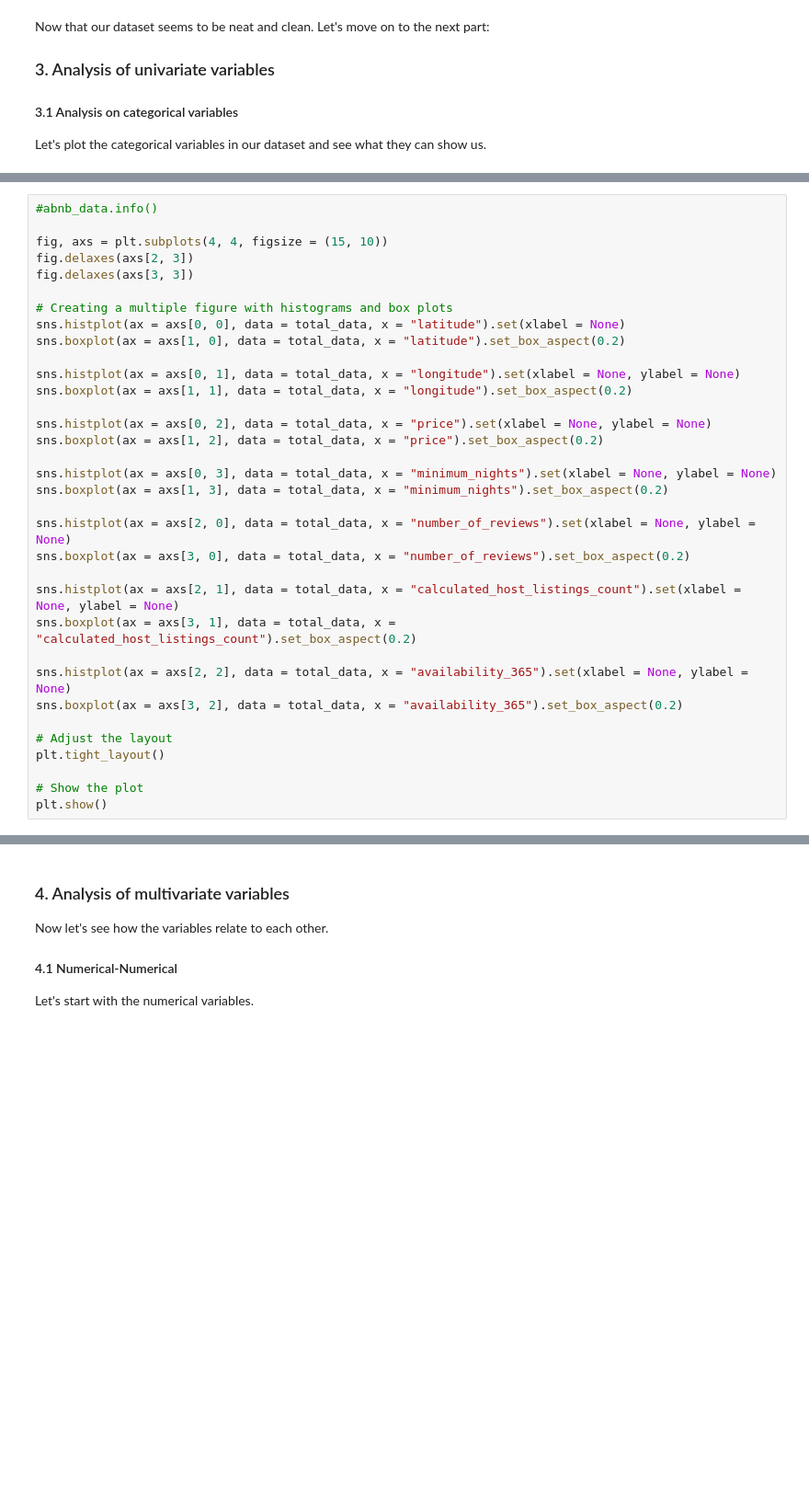
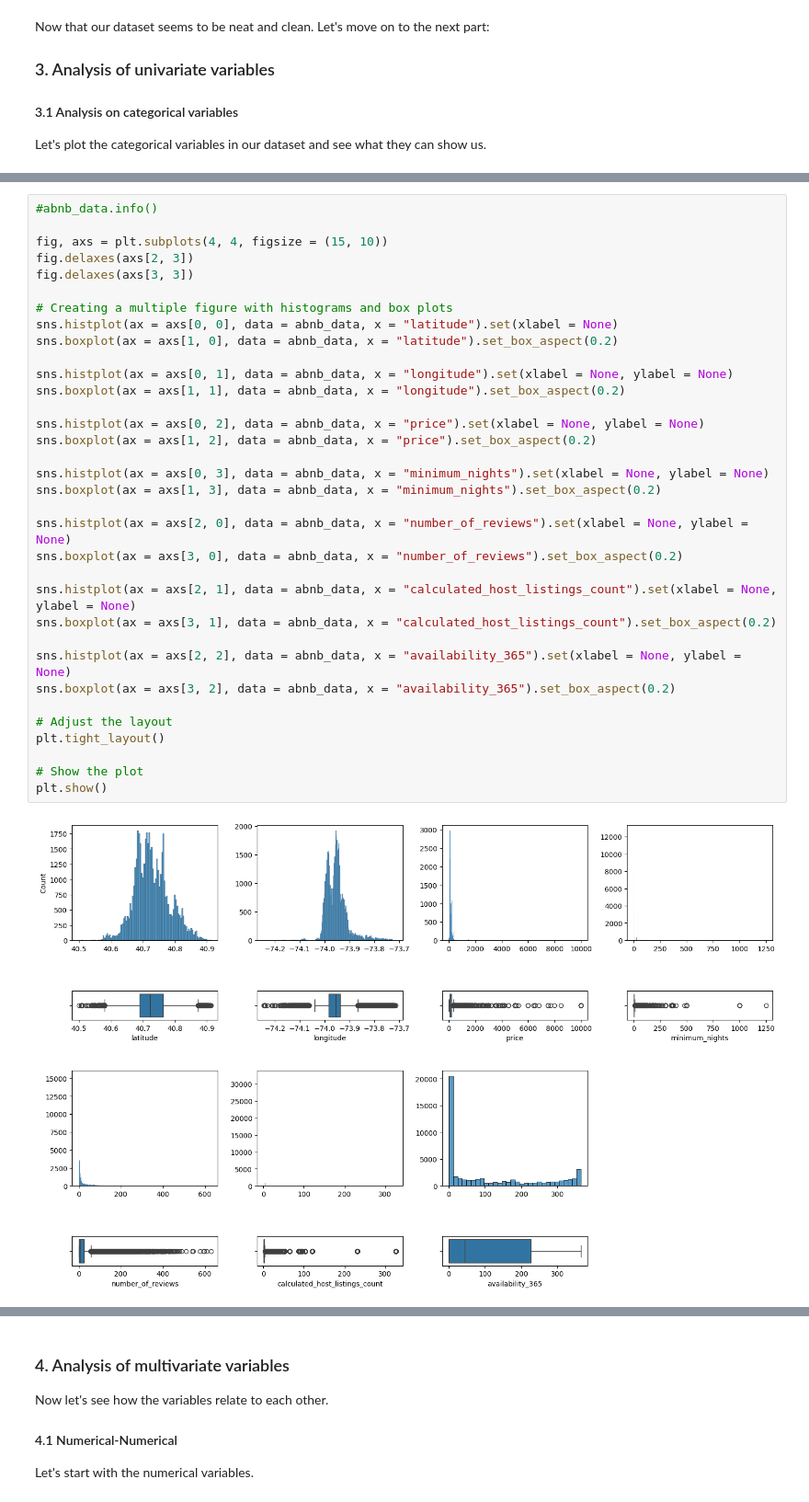
Before and after one commit to ElGuayaba/machine-learning-python-template, a Jupyter notebook: src/explore.ipynb, the cells around one changed output, grey strips where cells are left out. Shown at 92% size. Saved outputs shown, nothing was run; the diff lists cells and outputs as text; blank space fills up the shorter version.

```diff
--- a/src/explore.ipynb
+++ b/src/explore.ipynb
@@ -76,34 +133,36 @@ Now let's plot the numerical variables. For this part lets focus on the columns
 # %%
 #abnb_data.info()
 
 fig, axs = plt.subplots(4, 4, figsize = (15, 10))
 fig.delaxes(axs[2, 3])
 fig.delaxes(axs[3, 3])
 
 # Creating a multiple figure with histograms and box plots
-sns.histplot(ax = axs[0, 0], data = total_data, x = "latitude").set(xlabel = None)
-sns.boxplot(ax = axs[1, 0], data = total_data, x = "latitude").set_box_aspect(0.2)
+sns.histplot(ax = axs[0, 0], data = abnb_data, x = "latitude").set(xlabel = None)
+sns.boxplot(ax = axs[1, 0], data = abnb_data, x = "latitude").set_box_aspect(0.2)
 
-sns.histplot(ax = axs[0, 1], data = total_data, x = "longitude").set(xlabel = None, ylabel = None)
-sns.boxplot(ax = axs[1, 1], data = total_data, x = "longitude").set_box_aspect(0.2)
+sns.histplot(ax = axs[0, 1], data = abnb_data, x = "longitude").set(xlabel = None, ylabel = None)
+sns.boxplot(ax = axs[1, 1], data = abnb_data, x = "longitude").set_box_aspect(0.2)
 
-sns.histplot(ax = axs[0, 2], data = total_data, x = "price").set(xlabel = None, ylabel = None)
-sns.boxplot(ax = axs[1, 2], data = total_data, x = "price").set_box_aspect(0.2)
+sns.histplot(ax = axs[0, 2], data = abnb_data, x = "price").set(xlabel = None, ylabel = None)
+sns.boxplot(ax = axs[1, 2], data = abnb_data, x = "price").set_box_aspect(0.2)
 
-sns.histplot(ax = axs[0, 3], data = total_data, x = "minimum_nights").set(xlabel = None, ylabel = None)
-sns.boxplot(ax = axs[1, 3], data = total_data, x = "minimum_nights").set_box_aspect(0.2)
+sns.histplot(ax = axs[0, 3], data = abnb_data, x = "minimum_nights").set(xlabel = None, ylabel = None)
+sns.boxplot(ax = axs[1, 3], data = abnb_data, x = "minimum_nights").set_box_aspect(0.2)
 
-sns.histplot(ax = axs[2, 0], data = total_data, x = "number_of_reviews").set(xlabel = None, ylabel = None)
-sns.boxplot(ax = axs[3, 0], data = total_data, x = "number_of_reviews").set_box_aspect(0.2)
+sns.histplot(ax = axs[2, 0], data = abnb_data, x = "number_of_reviews").set(xlabel = None, ylabel = None)
+sns.boxplot(ax = axs[3, 0], data = abnb_data, x = "number_of_reviews").set_box_aspect(0.2)
 
-sns.histplot(ax = axs[2, 1], data = total_data, x = "calculated_host_listings_count").set(xlabel = None, ylabel = None)
-sns.boxplot(ax = axs[3, 1], data = total_data, x = "calculated_host_listings_count").set_box_aspect(0.2)
+sns.histplot(ax = axs[2, 1], data = abnb_data, x = "calculated_host_listings_count").set(xlabel = None, ylabel = None)
+sns.boxplot(ax = axs[3, 1], data = abnb_data, x = "calculated_host_listings_count").set_box_aspect(0.2)
 
-sns.histplot(ax = axs[2, 2], data = total_data, x = "availability_365").set(xlabel = None, ylabel = None)
-sns.boxplot(ax = axs[3, 2], data = total_data, x = "availability_365").set_box_aspect(0.2)
+sns.histplot(ax = axs[2, 2], data = abnb_data, x = "availability_365").set(xlabel = None, ylabel = None)
+sns.boxplot(ax = axs[3, 2], data = abnb_data, x = "availability_365").set_box_aspect(0.2)
 
 # Adjust the layout
 plt.tight_layout()
 
 # Show the plot
 plt.show()
+# %% [output]
+[figure, added]
```
Also changed, not shown: parts of 72 cells of this notebook, 1 other file.
